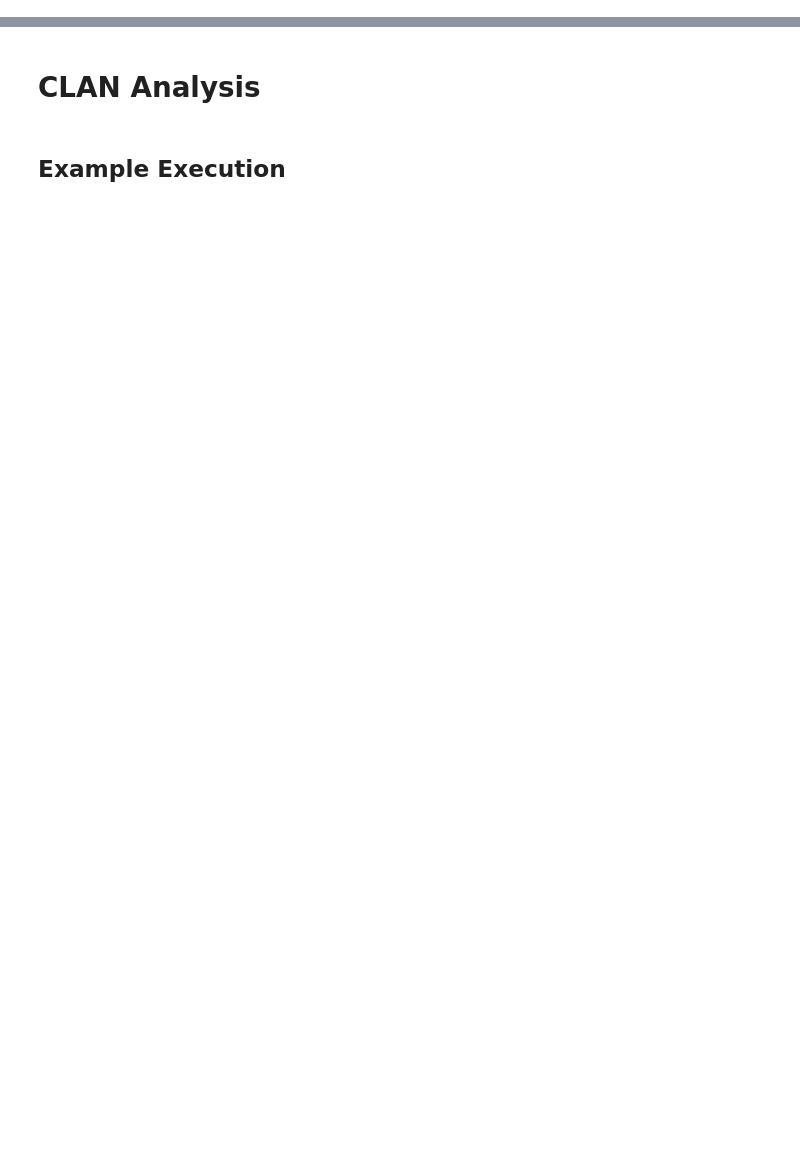
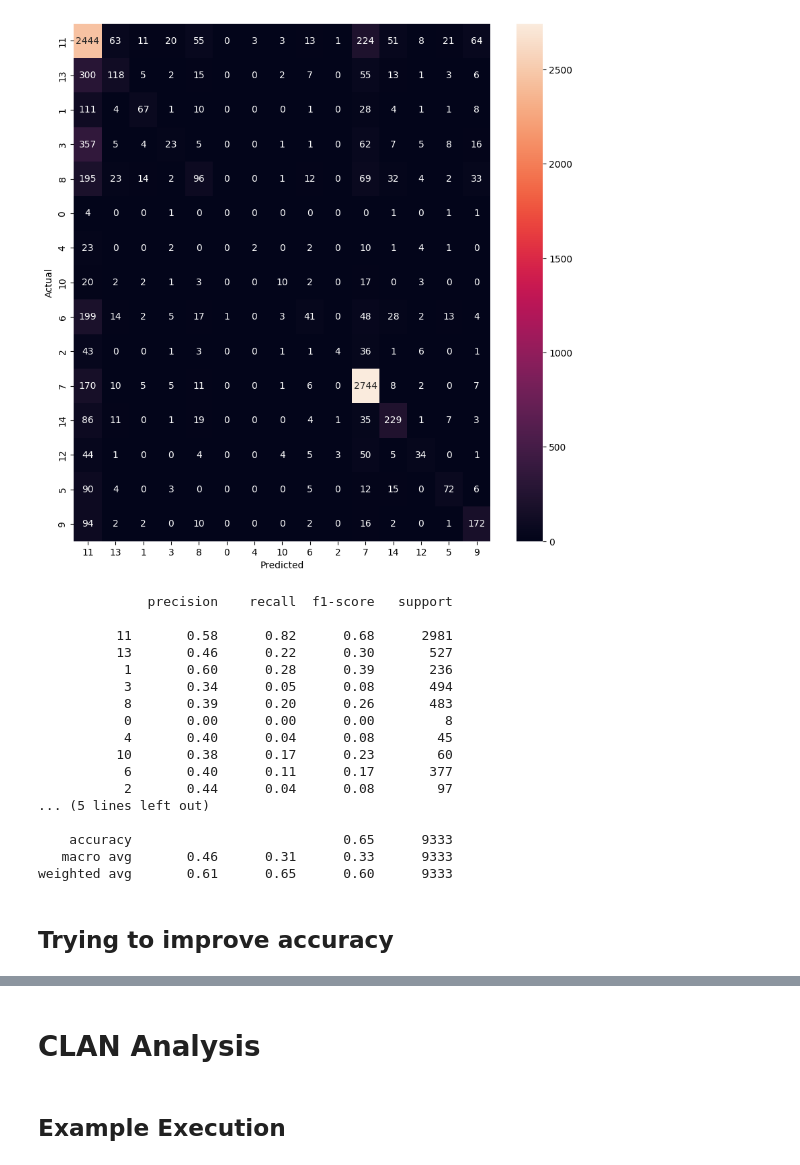
Before and after one commit to jshaha/Microsoft-sp26, a Jupyter notebook: clan_use_ideation.ipynb, the cells around one changed output, grey strips where cells are left out. Saved outputs shown, nothing was run; the diff lists cells and outputs as text; code cells hidden in the pictures; blank space fills up the shorter version.

```diff
--- a/clan_use_ideation.ipynb
+++ b/clan_use_ideation.ipynb
@@ -71,0 +186,3 @@ test_news_df
+# %%
+proxy_vector = vector_preproc.reshape(vector_preproc.shape[0], -1)
+len(list(proxy_vector))
@@ -71,0 +191,5 @@ test_news_df
+# %%
+from sklearn.decomposition import PCA
+pca = PCA(n_components=100)
+test_wo_train_df['title_vector'] = list(proxy_vector)
+test_wo_train_df['title_vector_condensed'] = list(pca.fit_transform(list(proxy_vector)))
@@ -71,0 +267,37 @@ test_news_df
+# %%
+import seaborn as sns
+import matplotlib.pyplot as plt
+model = OneVsRestClassifier(SVC(random_state=0))
+X_train, X_test, y_train, y_test, indices_train, indices_test = train_test_split(list(test_wo_train_df['title_vector_condensed']), test_wo_train_df['category_encoded'].astype(int), test_wo_train_df.index, test_size=0.33, random_state=0)
+model.fit(X_train, y_train)
+y_pred = model.predict(X_test)
+from sklearn.metrics import confusion_matrix
+conf_mat = confusion_matrix(y_test, y_pred)
+fig, ax = plt.subplots(figsize=(10,10))
+sns.heatmap(conf_mat, annot=True, fmt='d',
+            xticklabels=test_wo_train_df['category_encoded'].astype(int).unique(), yticklabels=test_wo_train_df['category_encoded'].astype(int).unique())
+plt.ylabel('Actual')
+plt.xlabel('Predicted')
+plt.show()
+print(sklearn.metrics.classification_report(y_test, y_pred, target_names=test_wo_train_df['category_encoded'].astype(int).unique().astype(str)))
+# %% [output]
+[figure, added]
+              precision    recall  f1-score   support
+
+          11       0.58      0.82      0.68      2981
+          13       0.46      0.22      0.30       527
+           1       0.60      0.28      0.39       236
+           3       0.34      0.05      0.08       494
+           8       0.39      0.20      0.26       483
+           0       0.00      0.00      0.00         8
+           4       0.40      0.04      0.08        45
+          10       0.38      0.17      0.23        60
+           6       0.40      0.11      0.17       377
+           2       0.44      0.04      0.08        97
+... (5 lines left out)
+
+    accuracy                           0.65      9333
+   macro avg       0.46      0.31      0.33      9333
+weighted avg       0.61      0.65      0.60      9333
+# %% [markdown]
+## Trying to improve accuracy
```
Also changed, not shown: parts of 27 cells of this notebook, 5 other files.
